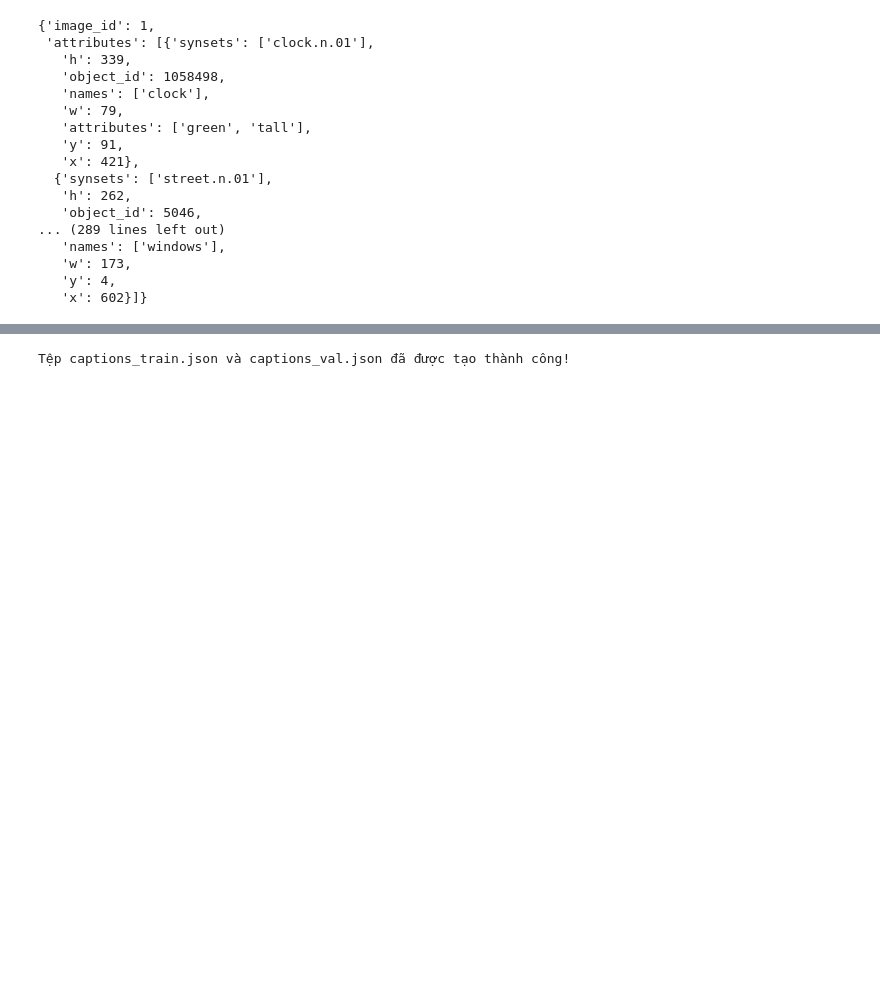
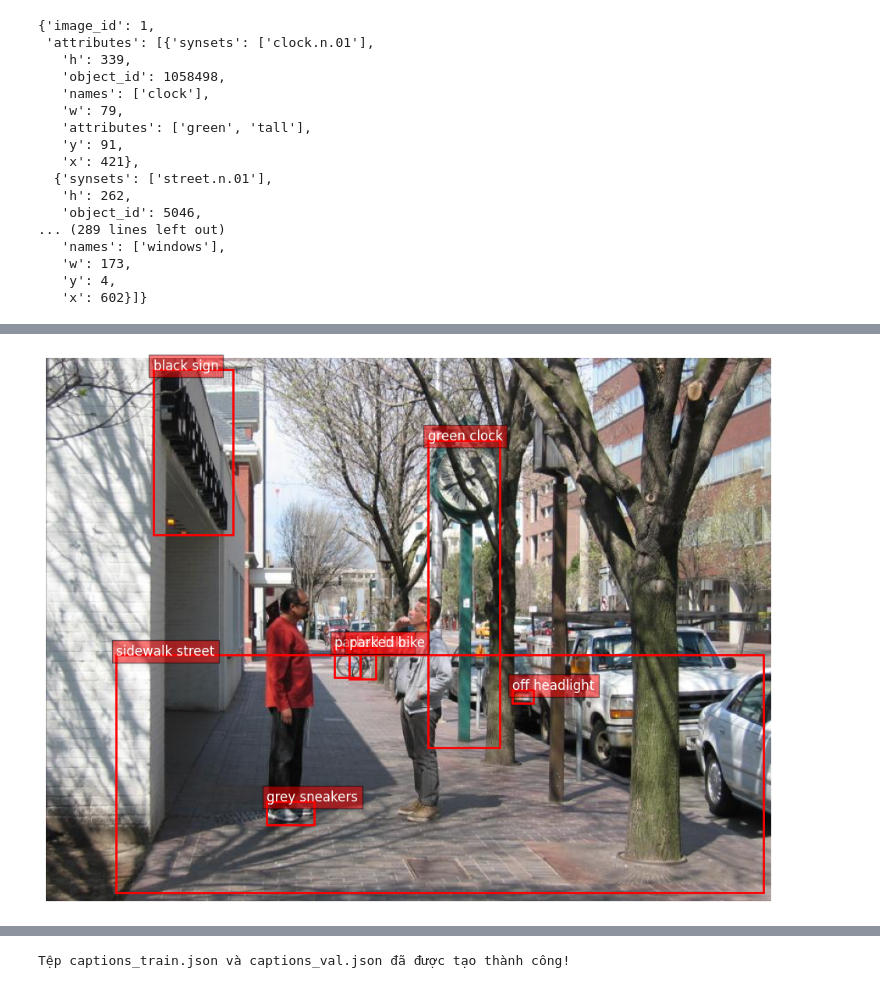
Before and after one commit to PDD0911-HCMUS/SG-Retrieval, a Jupyter notebook: ObjectDescriptionController/datasets/investigation_attributes copy.ipynb, the cells around one changed output, grey strips where cells are left out. Saved outputs shown, nothing was run; the diff lists cells and outputs as text; code cells hidden in the pictures; blank space fills up the shorter version.

```diff
--- a/ObjectDescriptionController/datasets/investigation_attributes copy.ipynb
+++ b/ObjectDescriptionController/datasets/investigation_attributes copy.ipynb
@@ -97,0 +108,15 @@ def get_image_data(image_id, image_data):
+# %%
+image_path = '/home/duypd/ThisPC-DuyPC/SG-Retrieval/Datasets/VisualGenome/VG_100K/' + str(attribute_json[0]['image_id']) + '.jpg'
+bbox = []
+title = []
+for item in attribute_json[0]['attributes'][:10]:
+    if('attributes' in item.keys()):
+        box = [item['x'], item['y'], item['w'], item['h']]
+        bbox.append(box)
+        att_anno = item['attributes'][0]
+        name_anno = item['names'][0]
+        title.append( att_anno + ' ' + name_anno )
+
+plot_bounding_box(image_path, bbox, title, figsize=(12, 12))
+# %% [output]
+[figure, added]
```
Also changed, not shown: parts of 4 cells of this notebook, 10 other files.
